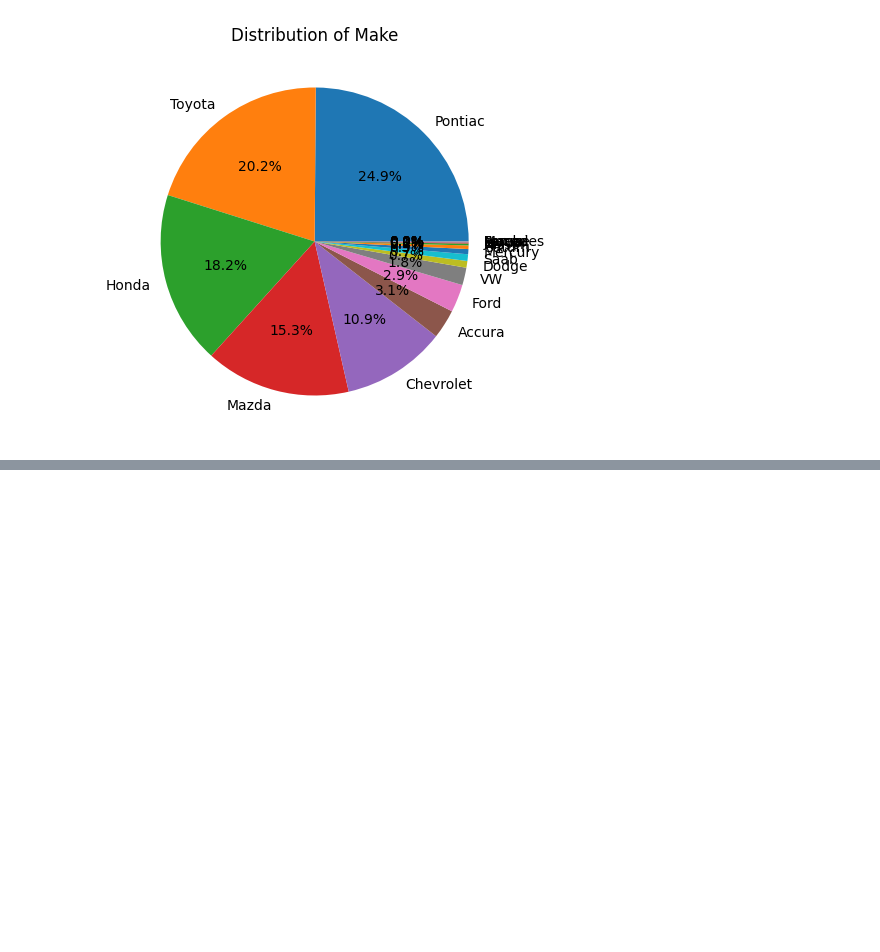
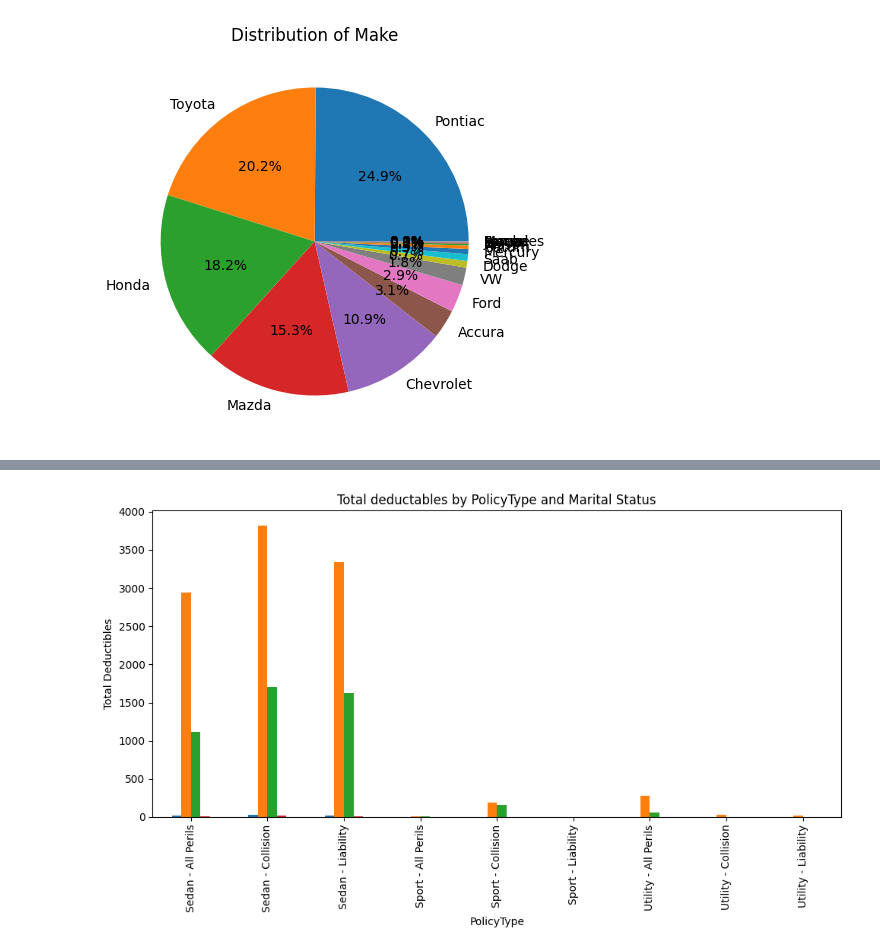
Before and after one commit to Zokah123/Fraud-detection-of-an-insurance-dataset-info, a Jupyter notebook: Untitled0.ipynb, the cells around one changed output, grey strips where cells are left out. Saved outputs shown, nothing was run; the diff lists cells and outputs as text; code cells hidden in the pictures; blank space fills up the shorter version.

Commit message:
Computing Pivot Tables and making visualizations from the tables

```diff
--- a/Untitled0.ipynb
+++ b/Untitled0.ipynb
@@ -133,0 +211,22 @@ plt.show()
+# %%
+#8. Visualising the  Pivot Table
+pivot = pd.pivot_table(
+    df,
+    index="PolicyType",
+    columns="MaritalStatus",
+    values="Deductible",
+    aggfunc="count",
+    fill_value  = 0
+)
+pivot.plot(
+    kind = "bar" ,
+    figsize=(10, 6),
+    legend = False,
+    title = "Total deductables by PolicyType and Marital Status"
+)
+plt.xlabel("PolicyType")
+plt.ylabel("Total Deductibles")
+plt.tight_layout()
+plt.show()
+# %% [output]
+[figure, added]
```
Also changed, not shown: parts of 5 cells of this notebook.
